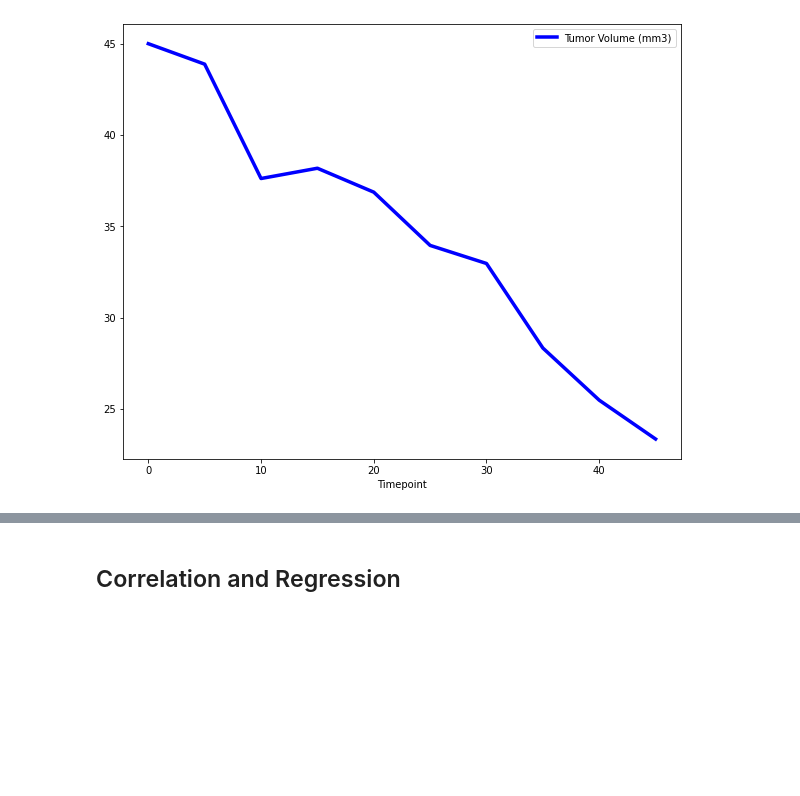
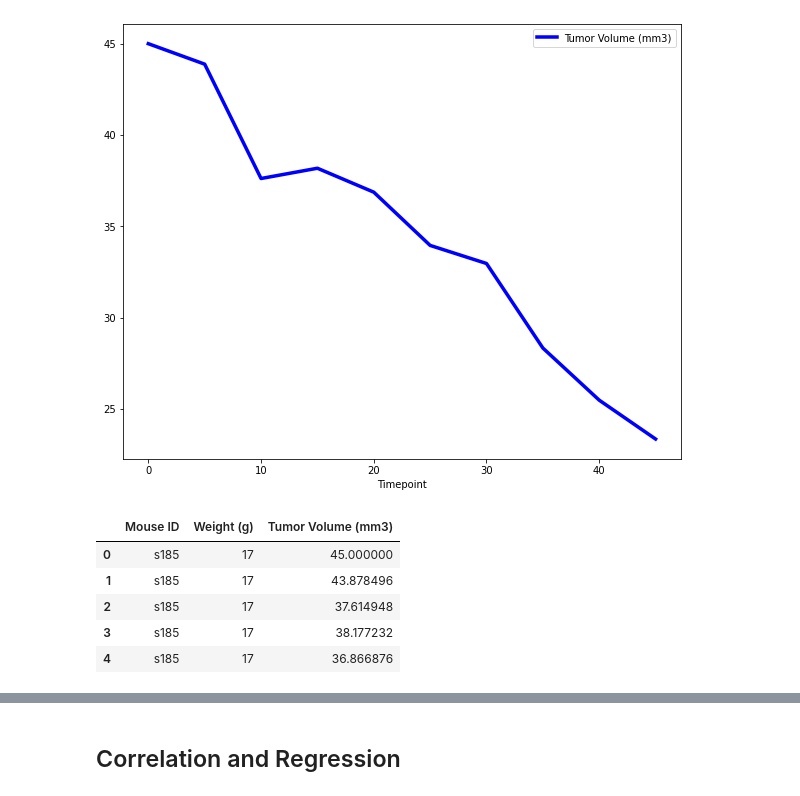
Before and after one commit to KendallMcCroy/Matplotlib-Homework-5, a Jupyter notebook: Pymaceuticals/pymaceuticals_starter.ipynb, the cells around one changed output, grey strips where cells are left out. Saved outputs shown, nothing was run; the diff lists cells and outputs as text; code cells hidden in the pictures; blank space fills up the shorter version.

```diff
--- a/Pymaceuticals/pymaceuticals_starter.ipynb
+++ b/Pymaceuticals/pymaceuticals_starter.ipynb
@@ -374,3 +374,15 @@ s185_mouse.set_index("Timepoint").plot(figsize=(10,8), linewidth=3.5, color="Blu
 [figure]
 # %%
 # Generate a scatter plot of average tumor volume vs. mouse weight for the Capomulin regimen
+capomulin_lpdf. head()
+
+#Isolate columns of single mouse
+mouse_weight_df = capomulin_lpdf.loc[:, ["Mouse ID", "Weight (g)", "Tumor Volume (mm3)"]]
+mouse_weight_df.head()
+# %% [output]
+|  | Mouse ID | Weight (g) | Tumor Volume (mm3) |
+| 0 | s185 | 17 | 45.000000 |
+| 1 | s185 | 17 | 43.878496 |
+| 2 | s185 | 17 | 37.614948 |
+| 3 | s185 | 17 | 38.177232 |
+| 4 | s185 | 17 | 36.866876 |
```
Also changed, not shown: parts of 5 cells of this notebook.
